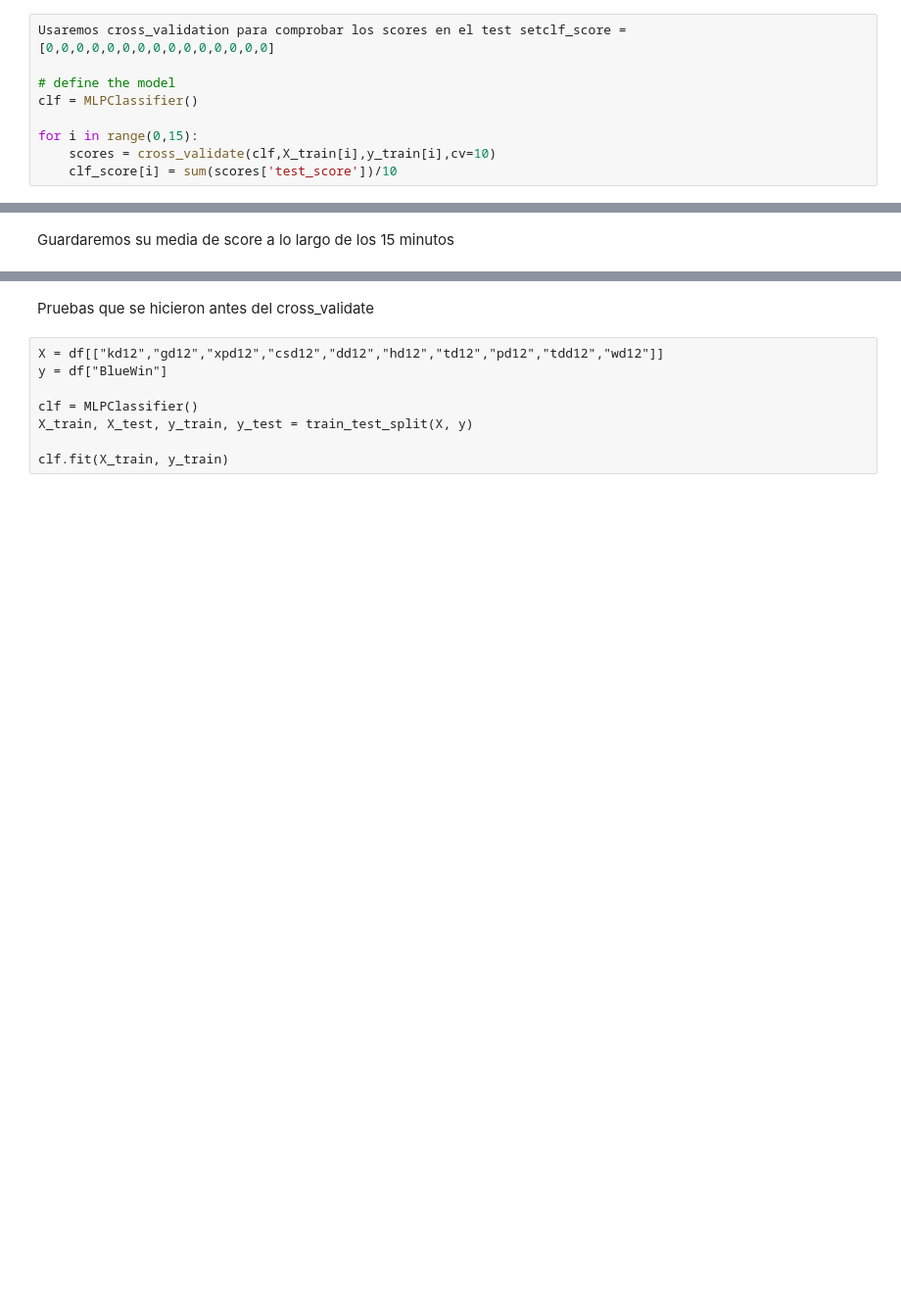
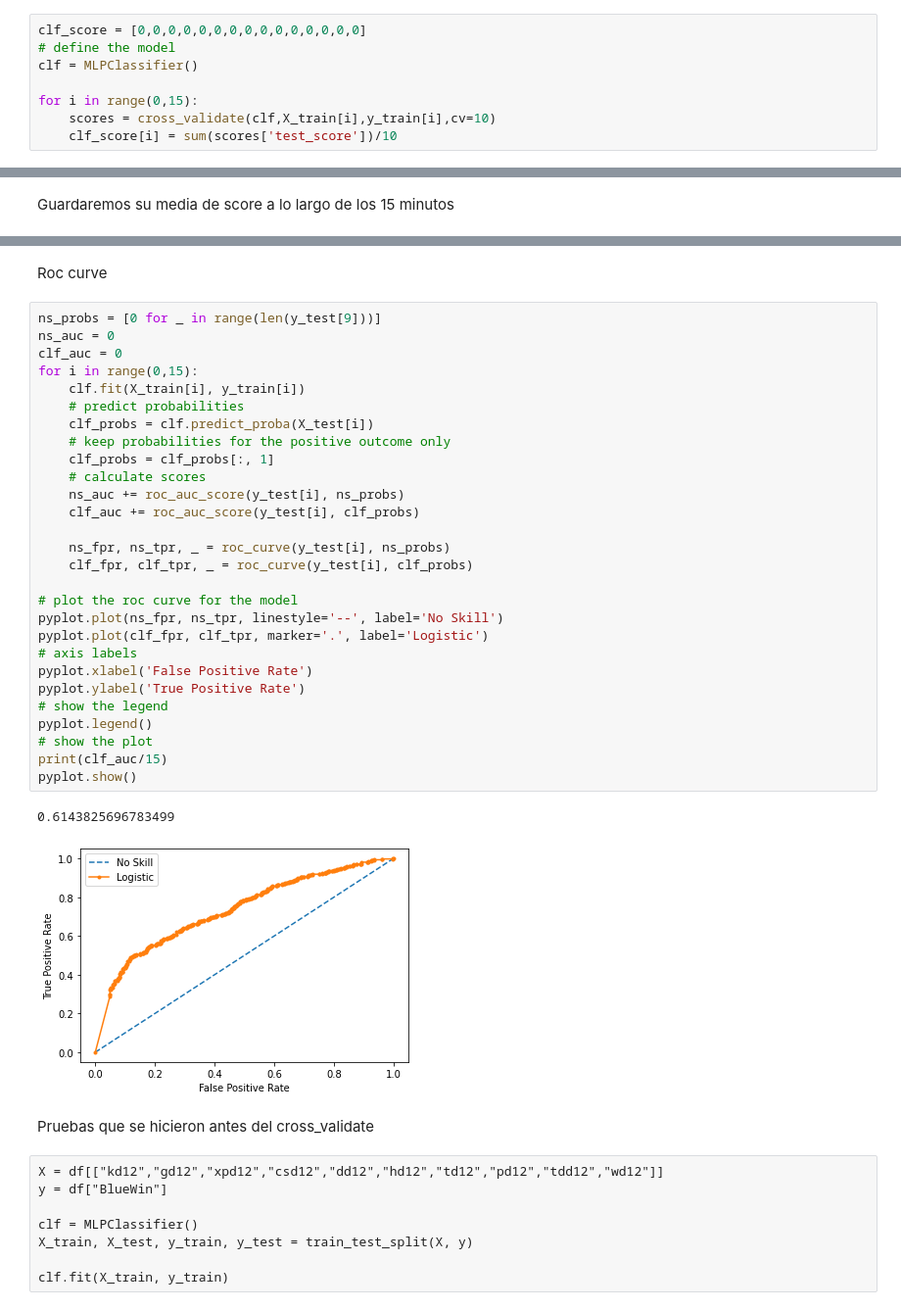
Before and after one commit to MarioSCT/TFM_kschool, a Jupyter notebook: main.ipynb, the cells around one changed output, grey strips where cells are left out. Shown at 98% size. Saved outputs shown, nothing was run; the diff lists cells and outputs as text; blank space fills up the shorter version.

```diff
--- a/main.ipynb
+++ b/main.ipynb
@@ -343,8 +486,7 @@ print(reportrf)
 # %% [markdown]
 Usaremos cross_validation para comprobar los scores en el test set
 # %%
-Usaremos cross_validation para comprobar los scores en el test setclf_score = [0,0,0,0,0,0,0,0,0,0,0,0,0,0,0]
-
+clf_score = [0,0,0,0,0,0,0,0,0,0,0,0,0,0,0]
 # define the model
 clf = MLPClassifier()
 
@@ -363,3 +521,36 @@ avg_clf
+# %% [markdown]
+Roc curve
+# %%
+ns_probs = [0 for _ in range(len(y_test[9]))]
+ns_auc = 0
+clf_auc = 0
+for i in range(0,15):
+    clf.fit(X_train[i], y_train[i])
+    # predict probabilities
+    clf_probs = clf.predict_proba(X_test[i])
+    # keep probabilities for the positive outcome only
+    clf_probs = clf_probs[:, 1]
+    # calculate scores
+    ns_auc += roc_auc_score(y_test[i], ns_probs)
+    clf_auc += roc_auc_score(y_test[i], clf_probs)
+
+    ns_fpr, ns_tpr, _ = roc_curve(y_test[i], ns_probs)
+    clf_fpr, clf_tpr, _ = roc_curve(y_test[i], clf_probs)
+
+# plot the roc curve for the model
+pyplot.plot(ns_fpr, ns_tpr, linestyle='--', label='No Skill')
+pyplot.plot(clf_fpr, clf_tpr, marker='.', label='Logistic')
+# axis labels
+pyplot.xlabel('False Positive Rate')
+pyplot.ylabel('True Positive Rate')
+# show the legend
+pyplot.legend()
+# show the plot
+print(clf_auc/15)
+pyplot.show()
+# %% [output]
+0.6143825696783499
+[figure, added]
 # %% [markdown]
 Pruebas que se hicieron antes del cross_validate
 # %% [raw]
```
Also changed, not shown: parts of 43 cells of this notebook.
